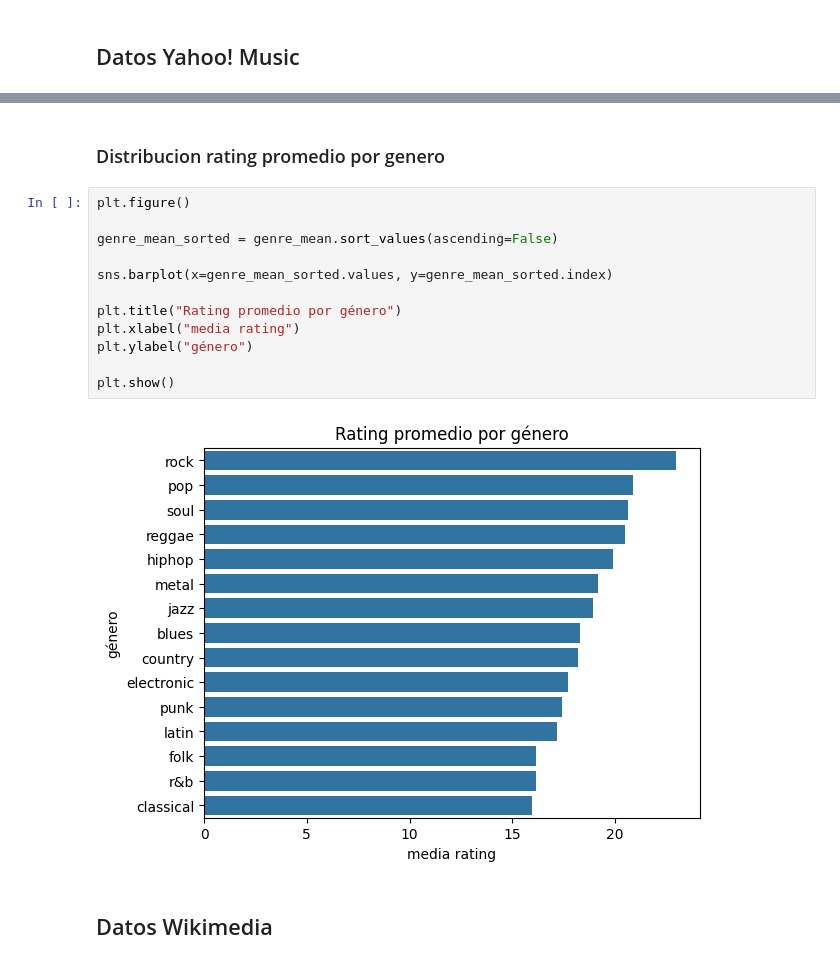
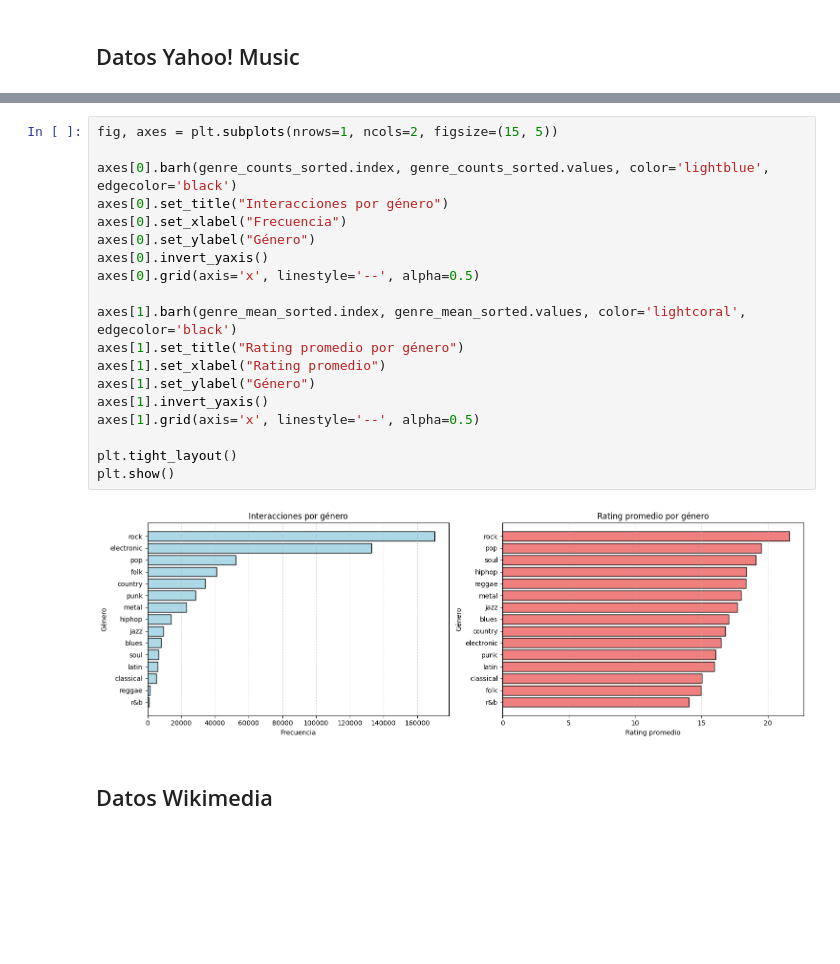
Before and after one commit to bcerdam/recsys-t1, a Jupyter notebook: t1_analisis_exploratorio.ipynb, the cells around one changed output, grey strips where cells are left out. Saved outputs shown, nothing was run; the diff lists cells and outputs as text; blank space fills up the shorter version.

```diff
--- a/t1_analisis_exploratorio.ipynb
+++ b/t1_analisis_exploratorio.ipynb
@@ -314,19 +331,24 @@ plt.show()
-# %% [markdown]
-### Distribucion rating promedio por genero
-# %%
-plt.figure()
-
-genre_mean_sorted = genre_mean.sort_values(ascending=False)
-
-sns.barplot(x=genre_mean_sorted.values, y=genre_mean_sorted.index)
-
-plt.title("Rating promedio por género")
-plt.xlabel("media rating")
-plt.ylabel("género")
-
-plt.show()
-# %% [output]
-[figure, removed]
+# %%
+fig, axes = plt.subplots(nrows=1, ncols=2, figsize=(15, 5))
+
+axes[0].barh(genre_counts_sorted.index, genre_counts_sorted.values, color='lightblue', edgecolor='black')
+axes[0].set_title("Interacciones por género")
+axes[0].set_xlabel("Frecuencia")
+axes[0].set_ylabel("Género")
+axes[0].invert_yaxis()
+axes[0].grid(axis='x', linestyle='--', alpha=0.5)
+
+axes[1].barh(genre_mean_sorted.index, genre_mean_sorted.values, color='lightcoral', edgecolor='black')
+axes[1].set_title("Rating promedio por género")
+axes[1].set_xlabel("Rating promedio")
+axes[1].set_ylabel("Género")
+axes[1].invert_yaxis()
+axes[1].grid(axis='x', linestyle='--', alpha=0.5)
+
+plt.tight_layout()
+plt.show()
+# %% [output]
+[figure, added]
 # %% [markdown]
 ## Datos Wikimedia
 # %%
```
Also changed, not shown: parts of 31 cells of this notebook.
